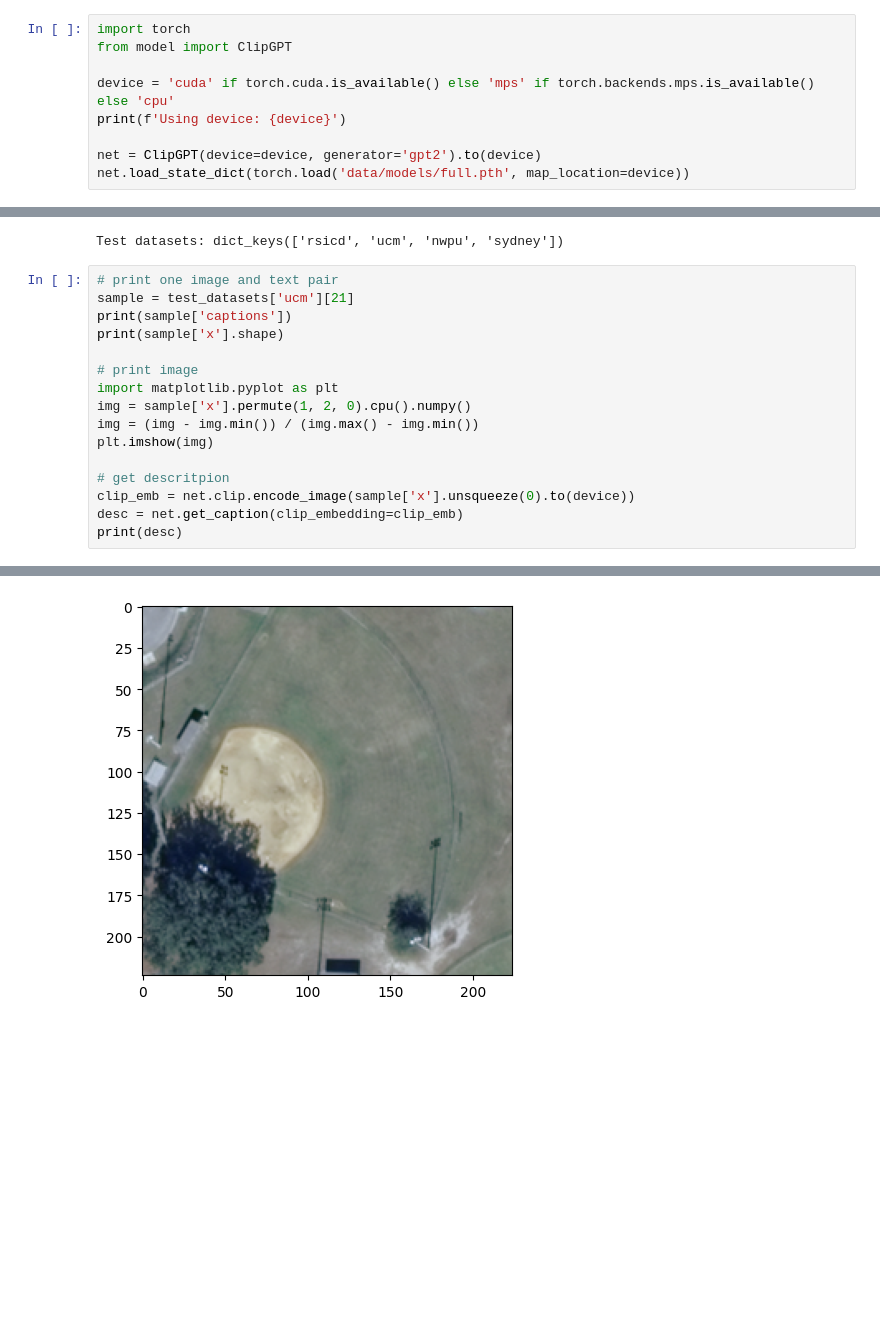
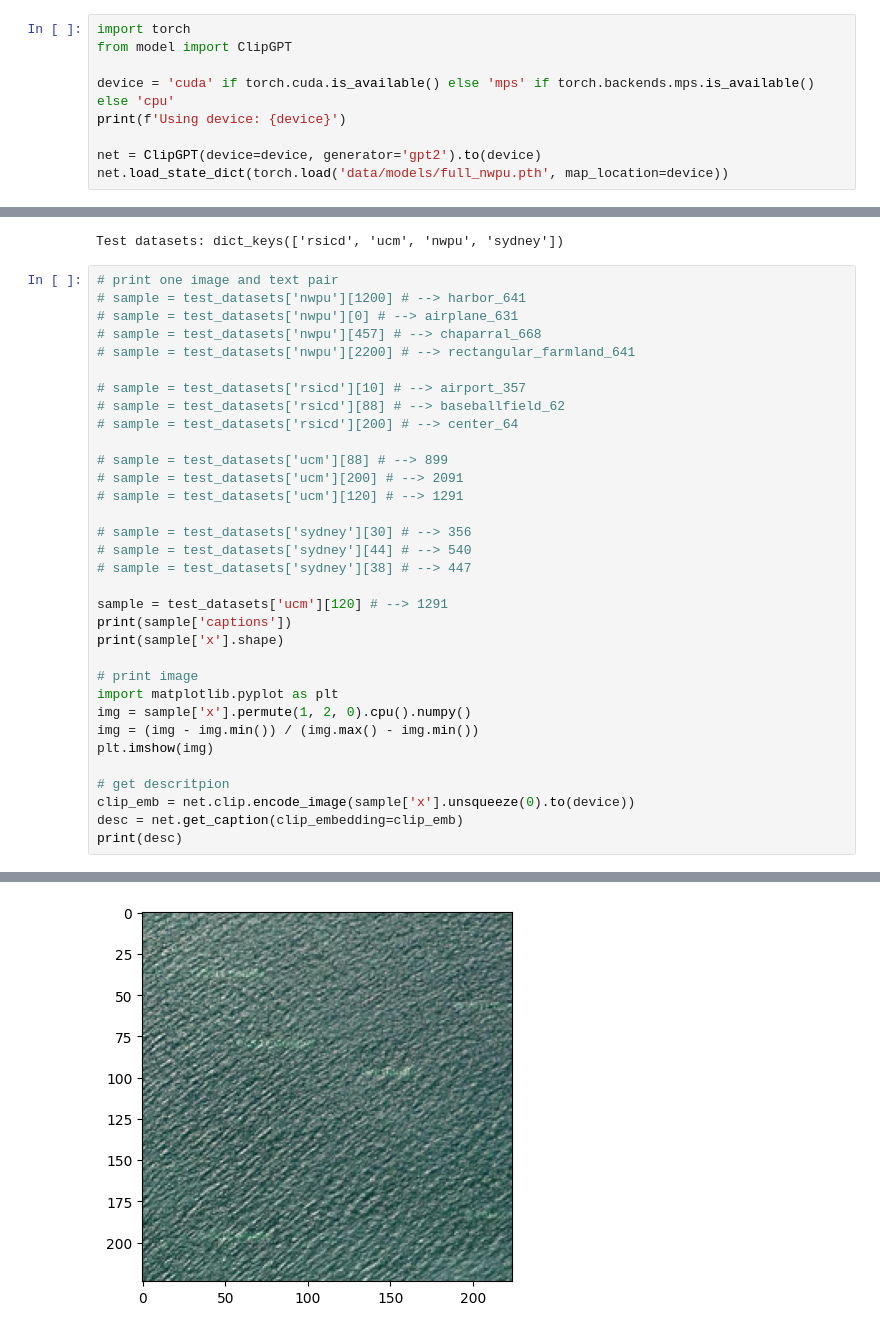
Before and after one commit to luna97/clip_captioning_satellitar, a Jupyter notebook: test.ipynb, the cells around one changed output, grey strips where cells are left out. Saved outputs shown, nothing was run; the diff lists cells and outputs as text; blank space fills up the shorter version.

```diff
--- a/test.ipynb
+++ b/test.ipynb
@@ -6,7 +6,7 @@ device = 'cuda' if torch.cuda.is_available() else 'mps' if torch.backends.mps.is
 print(f'Using device: {device}')
 
 net = ClipGPT(device=device, generator='gpt2').to(device)
-net.load_state_dict(torch.load('data/models/full.pth', map_location=device))
+net.load_state_dict(torch.load('data/models/full_nwpu.pth', map_location=device))
 # %% [output]
 Using device: mps
 <All keys matched successfully>
@@ -19,7 +19,24 @@ print(f'Test datasets: {test_datasets.keys()}')
 Test datasets: dict_keys(['rsicd', 'ucm', 'nwpu', 'sydney'])
 # %%
 # print one image and text pair
-sample = test_datasets['ucm'][21]
+# sample = test_datasets['nwpu'][1200] # --> harbor_641
+# sample = test_datasets['nwpu'][0] # --> airplane_631
+# sample = test_datasets['nwpu'][457] # --> chaparral_668
+# sample = test_datasets['nwpu'][2200] # --> rectangular_farmland_641
+
+# sample = test_datasets['rsicd'][10] # --> airport_357
+# sample = test_datasets['rsicd'][88] # --> baseballfield_62
+# sample = test_datasets['rsicd'][200] # --> center_64
+
+# sample = test_datasets['ucm'][88] # --> 899
+# sample = test_datasets['ucm'][200] # --> 2091
+# sample = test_datasets['ucm'][120] # --> 1291
+
+# sample = test_datasets['sydney'][30] # --> 356
+# sample = test_datasets['sydney'][44] # --> 540
+# sample = test_datasets['sydney'][38] # --> 447
+
+sample = test_datasets['ucm'][120] # --> 1291
 print(sample['captions'])
 print(sample['x'].shape)
 
@@ -40,4 +57,4 @@ torch.Size([3, 224, 224])
-[figure, old version]
+[figure, new version]
 # %%
 from pycocoevalcap.bleu.bleu import Bleu
 
```
Also changed, not shown: parts of 4 cells of this notebook, 1 other file.
